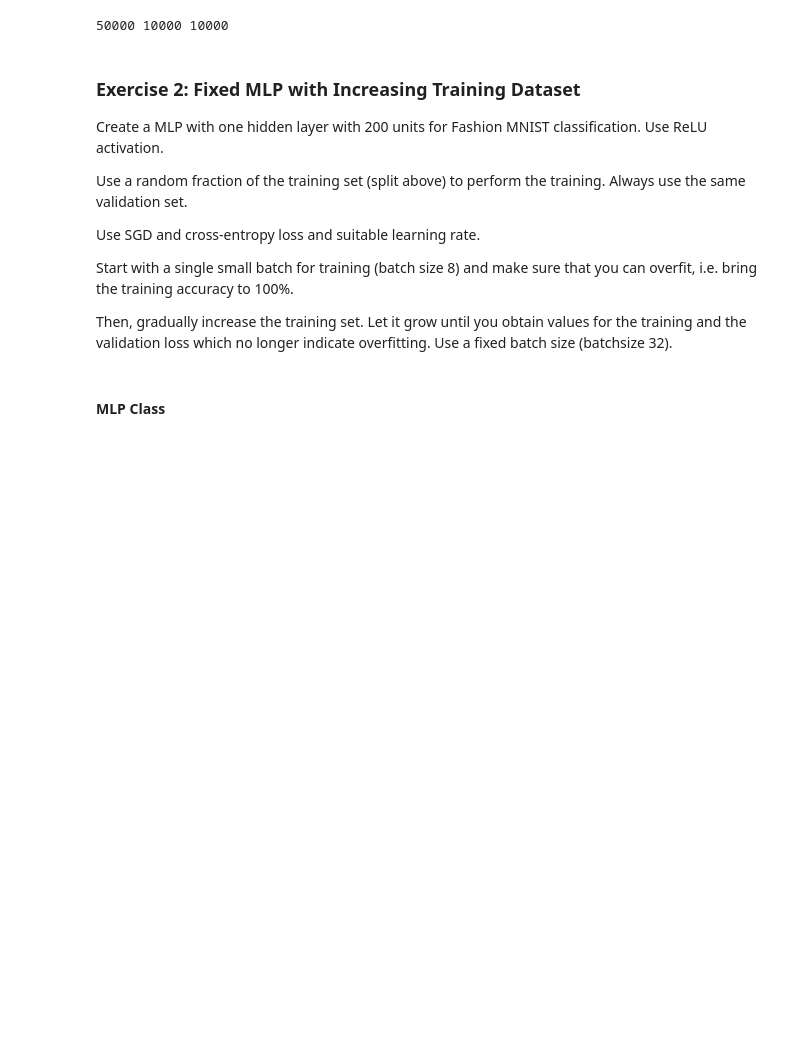
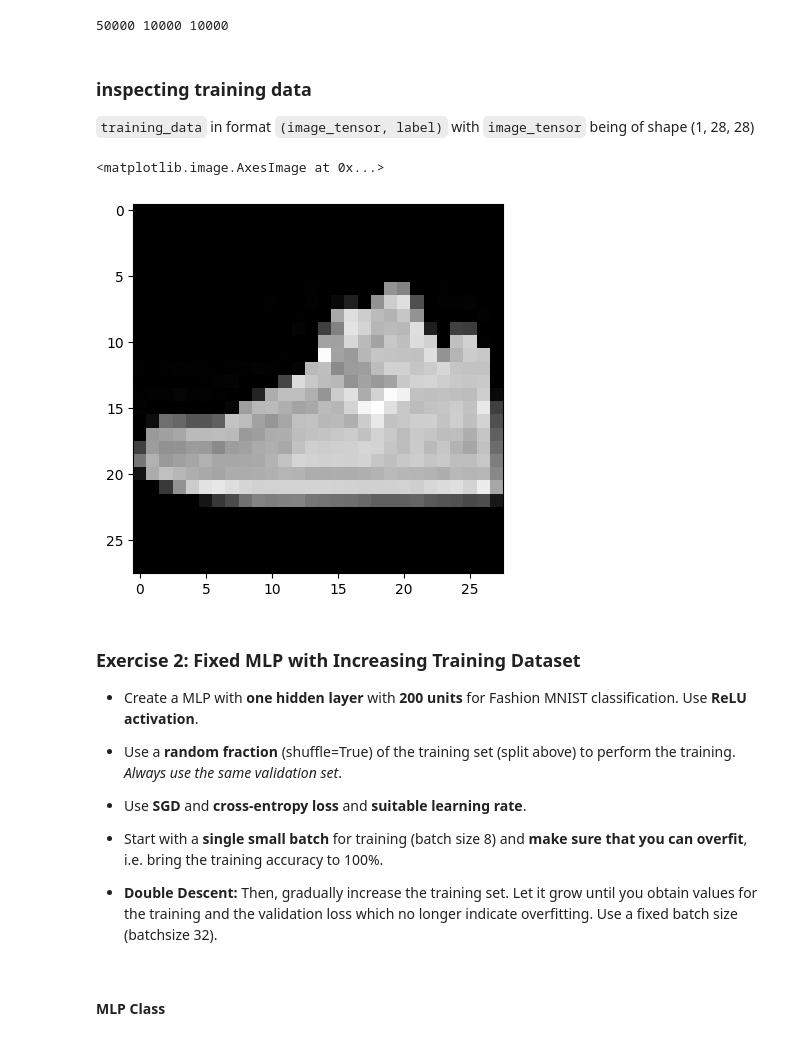
Before and after one commit to ayomeer/DeLearn, a Jupyter notebook: DL-PW-03/sol_ak/DL-PW-03-material/mlps_for_fashion_MNIST_stud.ipynb, the cells around one changed output. Saved outputs shown, nothing was run; the diff lists cells and outputs as text; code cells hidden in the pictures; blank space fills up the shorter version.

```diff
--- a/DL-PW-03/sol_ak/DL-PW-03-material/mlps_for_fashion_MNIST_stud.ipynb
+++ b/DL-PW-03/sol_ak/DL-PW-03-material/mlps_for_fashion_MNIST_stud.ipynb
@@ -17,18 +27,25 @@ training_data, validation_data = torch.utils.data.random_split(training_data, [5
 print(len(training_data),len(validation_data),len(test_data))
 # %% [output]
 50000 10000 10000
+# %% [markdown]
+### inspecting training data
+
+`training_data` in format `(image_tensor, label)` with `image_tensor` being of shape (1, 28, 28)
+# %%
+image, label = training_data[1]
+plt.imshow(image.squeeze().numpy(), cmap='gray')
+# %% [output]
+<matplotlib.image.AxesImage at 0x...>
+[figure, added]
 # %% [markdown]
 ### Exercise 2: Fixed MLP with Increasing Training Dataset
 
-Create a MLP with one hidden layer with 200 units for Fashion MNIST classification. Use ReLU activation.
+- Create a MLP with **one hidden layer** with **200 units** for Fashion MNIST classification. Use **ReLU activation**.
 
-Use a random fraction of the training set (split above) to perform the training. Always use the same validation set.
-
-Use SGD and cross-entropy loss and suitable learning rate.
-
-Start with a single small batch for training (batch size 8) and make sure that you can overfit, i.e. bring the training accuracy to 100%.
-
-Then, gradually increase the training set. Let it grow until you obtain values for the training and the validation loss which no longer indicate overfitting. Use a fixed batch size (batchsize 32).
+- Use a **random fraction** (shuffle=True) of the training set (split above) to perform the training. *Always use the same validation set*.
+- Use **SGD** and **cross-entropy loss** and **suitable learning rate**.
+- Start with a **single small batch** for training (batch size 8) and **make sure that you can overfit**, i.e. bring the training accuracy to 100%.
+- **Double Descent:** Then, gradually increase the training set. Let it grow until you obtain values for the training and the validation loss which no longer indicate overfitting. Use a fixed batch size (batchsize 32).
 # %% [markdown]
 #### MLP Class
 # %%
```
Also changed, not shown: parts of 8 cells of this notebook, 8 other files.
